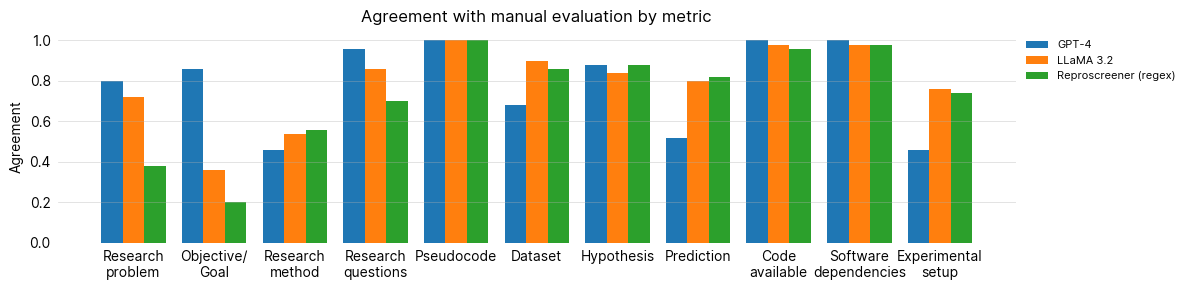
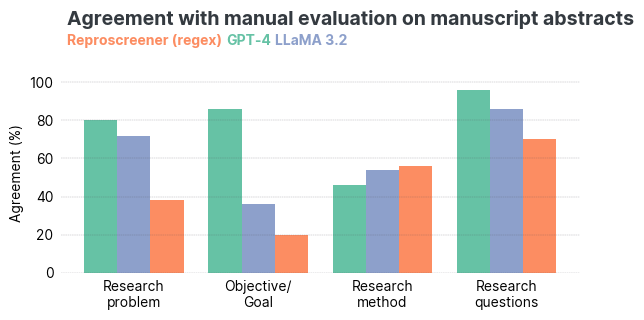
Code edit (unified diff) that turned the first committed figure into the second:
--- before
+++ after
@@ -2,25 +2,55 @@
     df_sorted = merged_agreement_results_melt.sort_values(["Metric","Method"])
     methods = df_sorted["Method"].unique()
-    
-    x = np.arange(len(metric_order))
+    colors = {
+        "Reproscreener (regex)": "#fc8d62",
+        "GPT-4": "#66c2a5",
+        "LLaMA 3.2": "#8da0cb"
+        # "Reproscreener (regex)": "#E31B23",
+        # "GPT-4": "#005CAB",
+        # "LLaMA 3.2": "#FFC325"
+    }
+
+    groups = [
+        ["problem", "objective", "research_method", "research_questions"],
+        ["dataset", "hypothesis", "prediction", "experiment_setup"],
+        ["pseudocode", "code_available", "software_dependencies"],
+    ]
+
     width = 0.8 / len(methods)
 
-    fig, ax = plt.subplots(figsize=(12, 3))
-    for i, m in enumerate(methods):
-        sub = df_sorted[df_sorted["Method"] == m].set_index("Metric").reindex(metric_order)
-        ax.bar(x + i*width - (len(methods)-1)*width/2, sub["Agreement"].values, width, label=m)
+    for idx, group in enumerate(groups, start=1):
+        x = np.arange(len(group))
+        fig, ax = plt.subplots(figsize=(6, 3))
+        for i, m in enumerate(methods):
+            sub = df_sorted[df_sorted["Method"] == m].set_index("Metric").reindex(group)
+            ax.bar(x + i*width - (len(methods)-1)*width/2, sub["Agreement"].values, width, label=m, color=colors[m])
 
-    ax.set_xticks(x)
-    ax.set_xticklabels([ "\n".join(wrap(metrics_display_map[m], 12)) for m in metric_order ])
-    ax.set_ylim(0, 1.05)
-    ax.set_ylabel("Agreement")
-    ax.set_title("Agreement with manual evaluation by metric")
-    ax.yaxis.grid(True, linestyle="-", linewidth=0.5, alpha=0.5)
-    ax.tick_params(axis="x", size=0, pad=5)
-    ax.spines[["top", "right", "bottom", "left"]].set_visible(False)
-    ax.tick_params(axis="y", size=0, pad=5)
-    ax.legend(loc="upper left", bbox_to_anchor=(1, 1), fontsize=8, frameon=False)
-    plt.tight_layout()
-    plt.savefig("../reports/figures/agreement_by_metric.png", dpi=320, bbox_inches="tight")
-    plt.show()
+        ax.set_xticks(x)
+        ax.set_xticklabels([ "\n".join(wrap(metrics_display_map[m], 12)) for m in group ])
+        ax.set_ylim(0, 1.05)
+        ax.set_yticks([0, 0.2, 0.4, 0.6, 0.8, 1.0])
+        ax.set_yticklabels(['0', '20', '40', '60', '80', '100'])
+        ax.set_ylabel('Agreement (%)')
+        ax.yaxis.grid(True, linestyle="--", linewidth=0.3, color="#534D56", alpha=0.5)
+        ax.tick_params(axis="x", size=0, pad=5)
+        ax.spines[["top", "right", "bottom", "left"]].set_visible(False)
+        ax.tick_params(axis="y", size=0, pad=5)
+
+        fig.text(x=0.12, y=1, s="Agreement with manual evaluation on manuscript abstracts", size=14, fontweight="bold")
+        fig_text(
+            x=0.12,
+            y=0.97,
+            s="<Reproscreener (regex)> <GPT-4> <LLaMA 3.2>",
+            highlight_textprops=[
+                {"color": colors["Reproscreener (regex)"], "fontweight": "bold"},
+                {"color": colors["GPT-4"], "fontweight": "bold"},
+                {"color": colors["LLaMA 3.2"], "fontweight": "bold"},
+            ],
+            
+        )
+        plt.tight_layout()
+        plt.savefig(current_figures_dir + f"agreements_on_abstracts_row{idx}.png", dpi=320, bbox_inches="tight")
+        plt.savefig(thesis_figures_dir + f"agreements_on_abstracts_row{idx}.png", dpi=320, bbox_inches="tight")
+        plt.show()
+
 plot_agreement_by_metric_mpl(metrics_display_map, metric_order)

Commit: colorbrewer colors